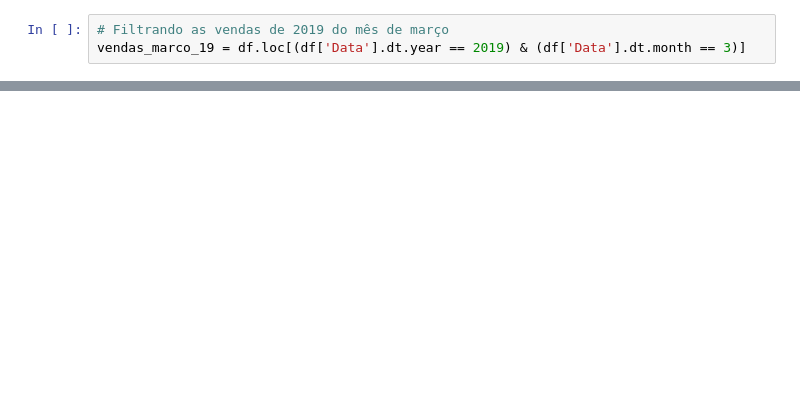
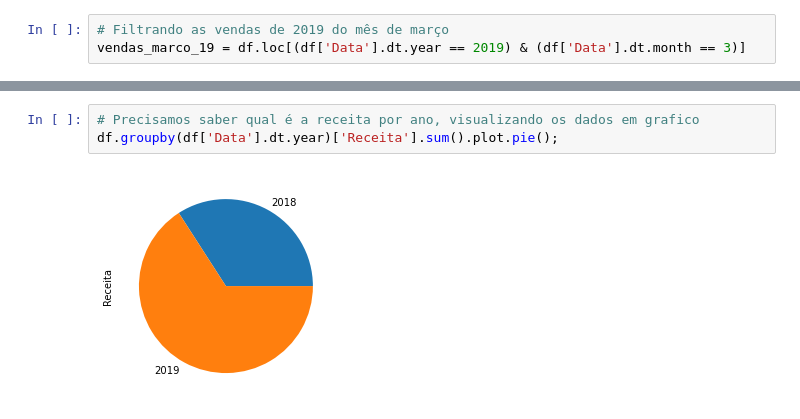
Before and after one commit to wendellbarcelos/BootcampDio-DataScienceUnimed, a Jupyter notebook: Python para Data Science/Python para data science.ipynb, the cells around one changed output, grey strips where cells are left out. Cells and saved outputs as stored; diff of their text form; blank space fills up the shorter version.

```diff
--- a/Python para Data Science/Python para data science.ipynb
+++ b/Python para Data Science/Python para data science.ipynb
@@ -396,0 +436,5 @@ vendas_marco_19.sample(20)
+# %%
+# Precisamos saber qual é a receita por ano, visualizando os dados em grafico
+df.groupby(df['Data'].dt.year)['Receita'].sum().plot.pie();
+# %% [output]
+[figure, added]
```
Also changed, not shown: parts of 22 cells of this notebook, 3 other files.
